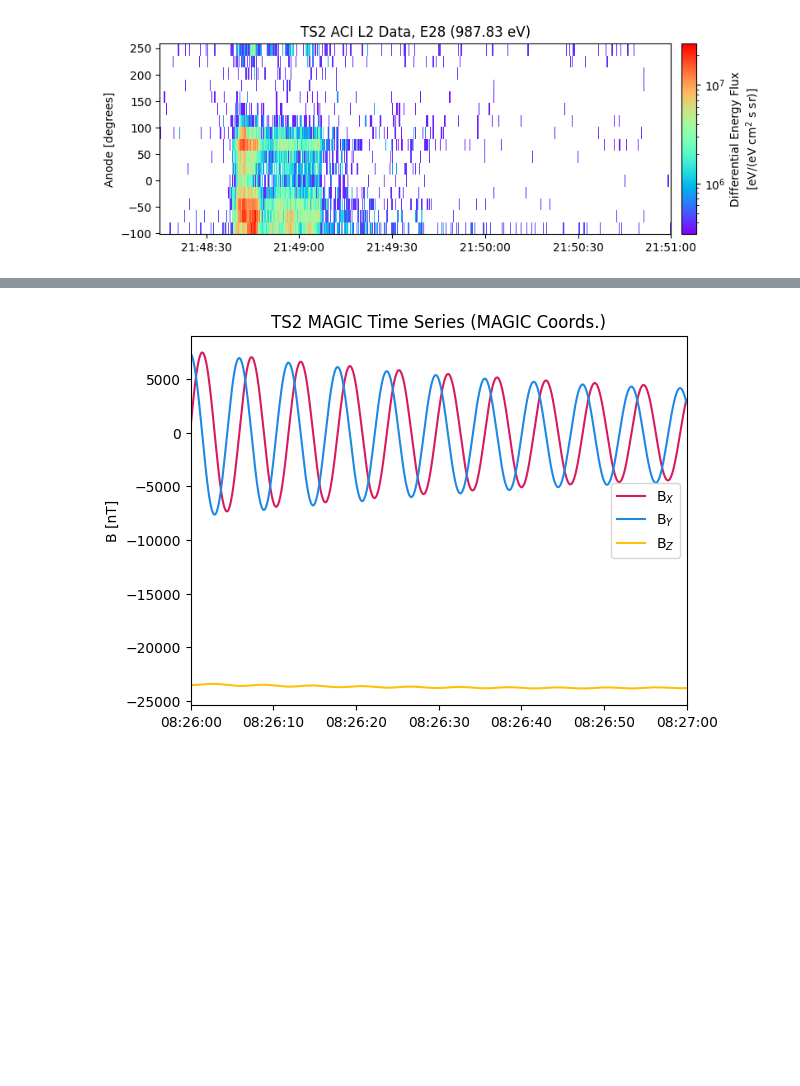
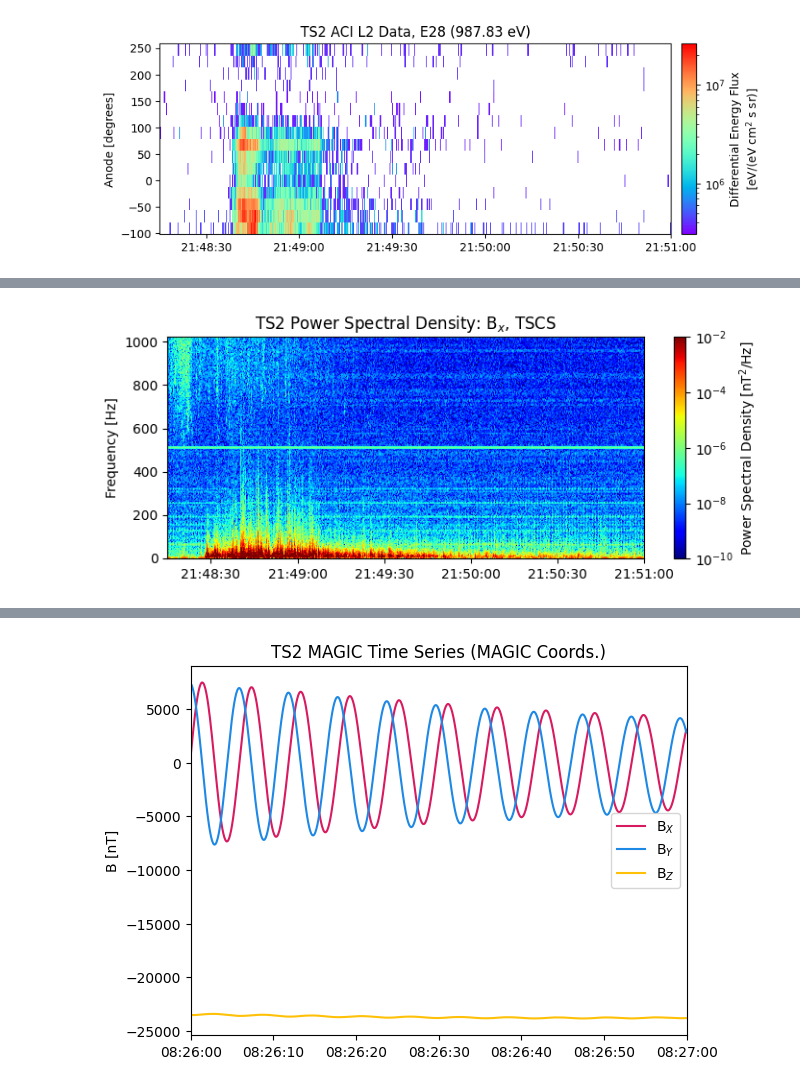
Before and after one commit to tracers-mission/tracers_py_load, a Jupyter notebook: example_read_and_plot.ipynb, the cells around one changed output, grey strips where cells are left out. Cells and saved outputs as stored; diff of their text form; code cells hidden in the pictures; blank space fills up the shorter version.

Commit message:
Fixed bug that cropped up when downloading files, added missing import statements, and added MSC power spectral density plotting options.

```diff
--- a/example_read_and_plot.ipynb
+++ b/example_read_and_plot.ipynb
@@ -134,3 +134,9 @@ plt.show()
+# %%
+# Plots a time series of power spectral density derived for a given MSC axis
+a = plot_msc_l2_psd(msc_l2_data, coords='tscs', component='x')
+plt.show()
+# %% [output]
+[figure, added]
 # %%
 from lib.MAGIC.magic_data_loading import *
 from lib.MAGIC.magic_plotting import *
```
Also changed, not shown: parts of 5 cells of this notebook, 14 other files.
